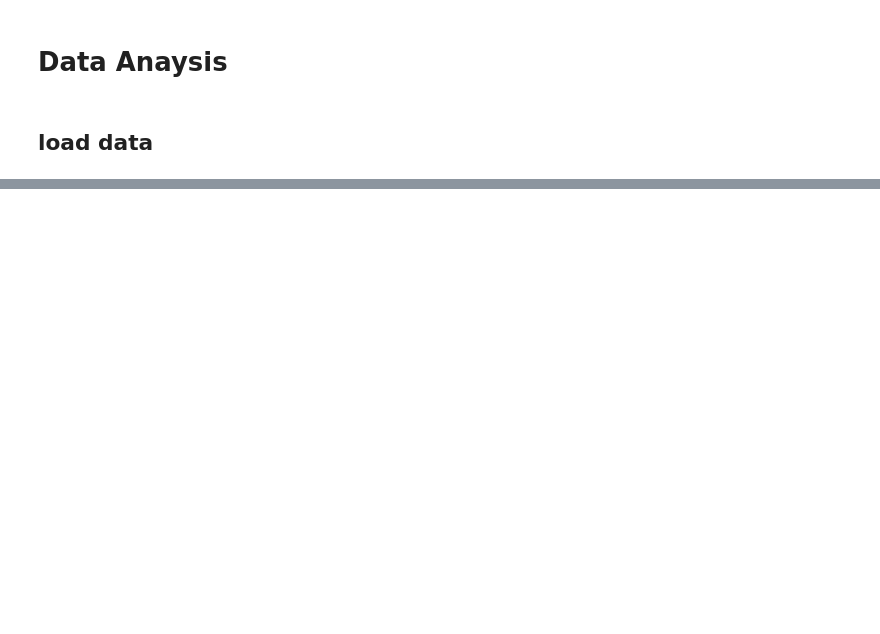
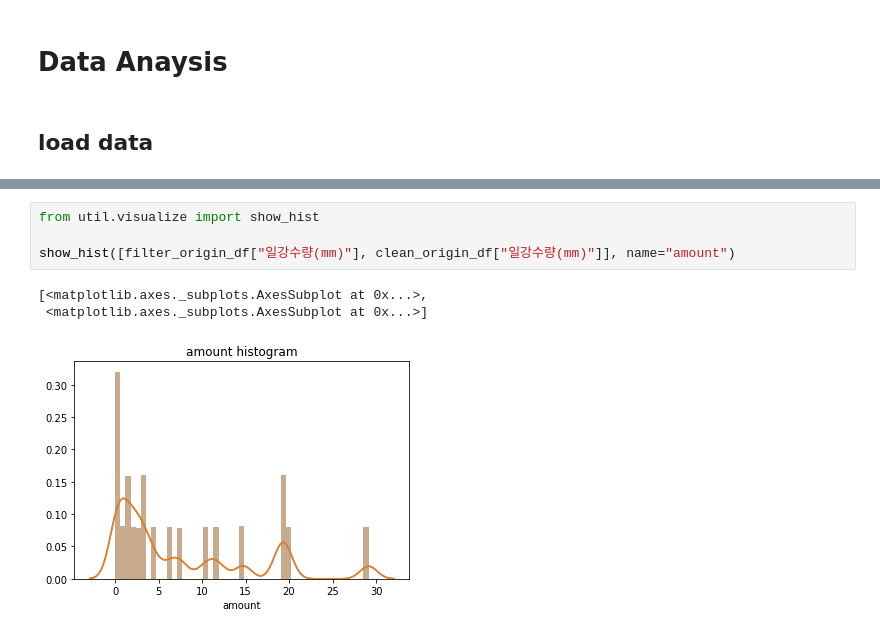
Before and after one commit to meowpunch/bobsim-research, a Jupyter notebook: src/main/python/data_analysis.ipynb, the cells around one changed output, grey strips where cells are left out. Cells and saved outputs as stored; diff of their text form; blank space fills up the shorter version.

```diff
--- a/src/main/python/data_analysis.ipynb
+++ b/src/main/python/data_analysis.ipynb
@@ -103,0 +111,8 @@ memory usage: 6.5 MB
+# %%
+from util.visualize import show_hist
+
+show_hist([filter_origin_df["일강수량(mm)"], clean_origin_df["일강수량(mm)"]], name="amount")
+# %% [output]
+[<matplotlib.axes._subplots.AxesSubplot at 0x...>,
+ <matplotlib.axes._subplots.AxesSubplot at 0x...>]
+[figure, added]
```
Also changed, not shown: parts of 17 cells of this notebook, 3 other files.
